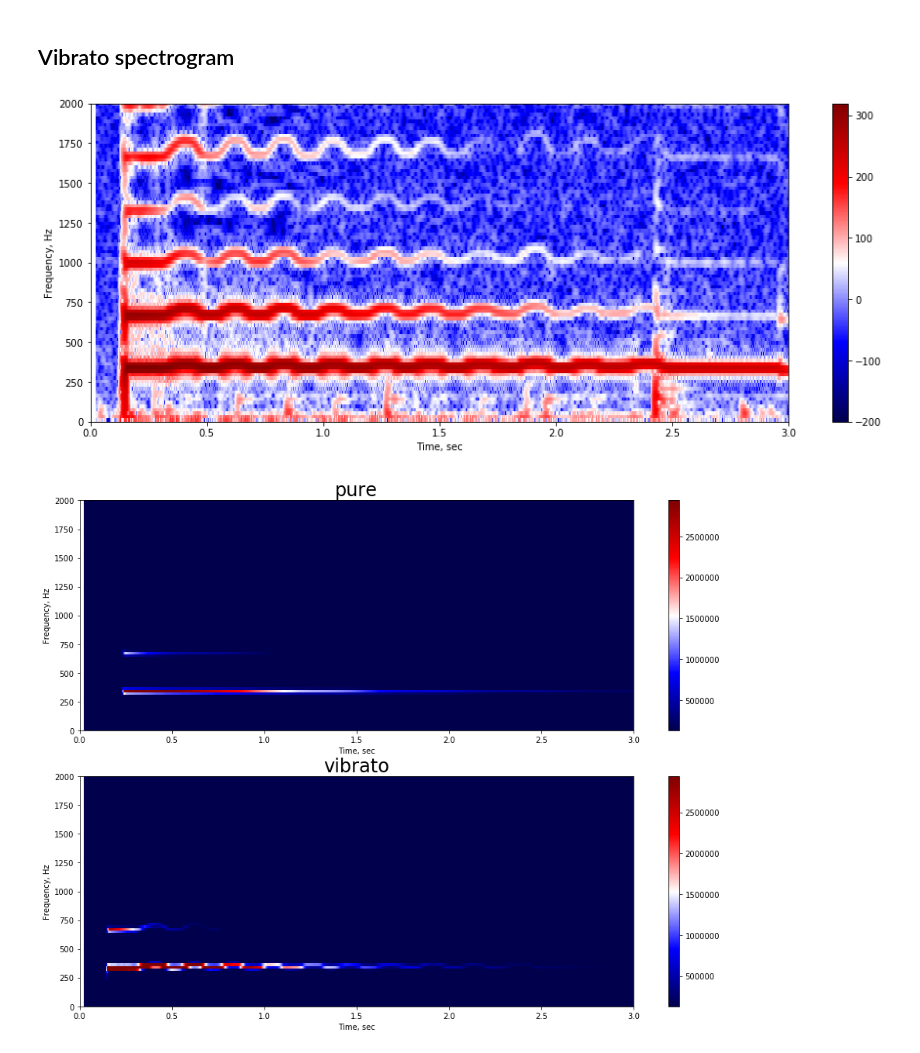
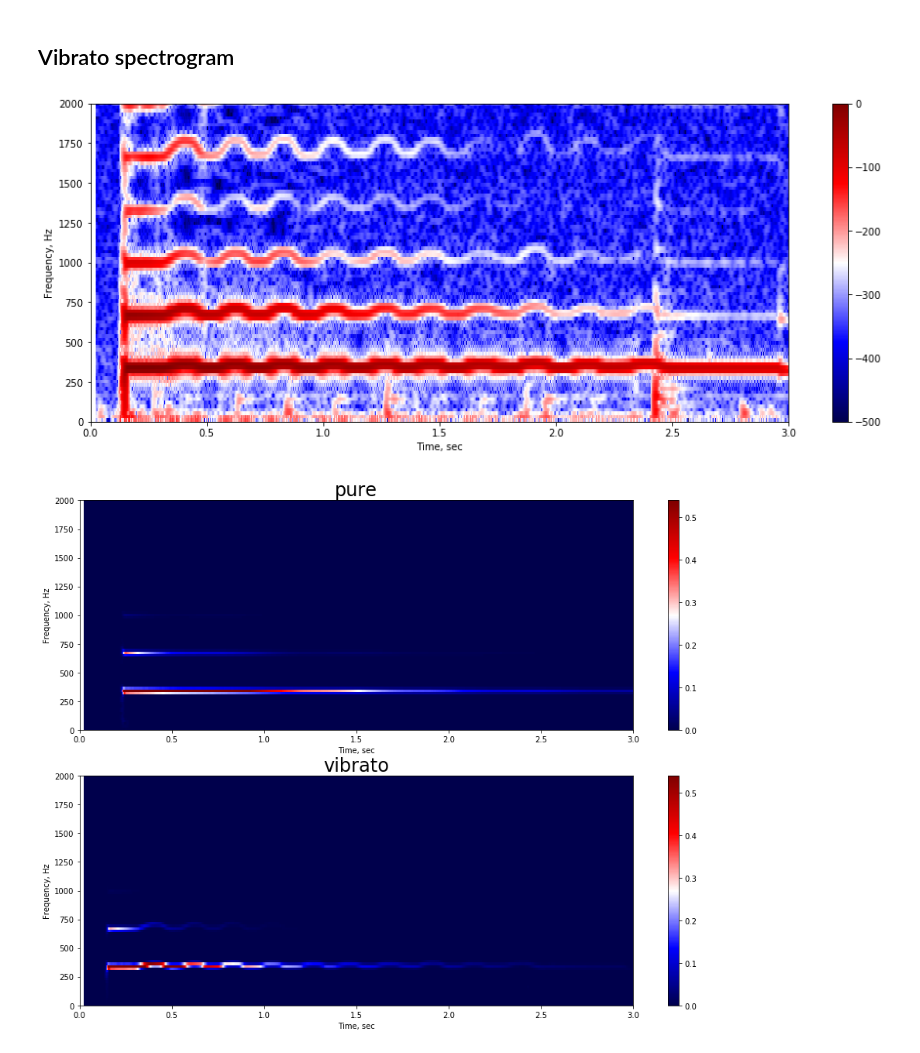
Before and after one commit to spirit11/wave_modulations, a Jupyter notebook: wavefile.ipynb, the cells around one changed output. Saved outputs shown, nothing was run; the diff lists cells and outputs as text; code cells hidden in the pictures.

```diff
--- a/wavefile.ipynb
+++ b/wavefile.ipynb
@@ -30,15 +30,16 @@ def showsig(signal,**kwargs):
     plt.subplot(122)
     plt.plot(np.linspace(0,len(signal)/framerate, len(signal),endpoint=False),signal,**kwargs)
     plt.xlim(0, 3)
-    plt.xlim(32768, 3)
+    plt.ylim(-32768, 32768)
     plt.xlabel('Time, sec')
     plt.show()
     IPython.display.display(Audio(data=signal,rate=framerate))
 
 def plotspecgram(signal, vmin, vmax=35, ax=plt, uselog=True):
     f,t,s=spectrogram(signal,fs=framerate,nperseg=2000, noverlap=1900,window='hann')
+    s = s/s.max()
 
-    s=np.log(s)*20 if uselog else s
+    s = np.log(s)*20 if uselog else s
 
     img=ax.imshow(s,extent=[min(t),max(t),min(f),max(f)],origin='xy',aspect='auto', vmax=vmax, vmin=vmin, cmap='seismic')
     ax.set_xlabel('Time, sec')
@@ -122,18 +123,18 @@ plt.show()
 ## Vibrato spectrogram
 # %%
 plt.figure(figsize=(16,6))
-plotspecgram(vibrato,-200,None,plt.gca())
+plotspecgram(vibrato,-500,None,plt.gca())
 plt.show()
 # %% [output]
-[figure, old version]
+[figure, new version]
 # %%
-@ipywidgets.interact(vmin=(0,8e6,1e4), vmax=(0,8e6,1e4))
-def plot(vmin=0,vmax=8e6):
+@ipywidgets.interact(vmin=(0,1,1e-2), vmax=(0,1,1e-2))
+def plot(vmin=0,vmax=1):
     f,ax=plt.subplots(2,1,figsize=(16,12))
     plotspecgram(pure, vmin, vmax, ax[0],uselog=False)
     plotspecgram(vibrato, vmin, vmax, ax[1],uselog=False)
     ax[0].set_title('pure', fontsize=24)
     ax[1].set_title('vibrato', fontsize=24)
     plt.show()
 # %% [output]
-[figure, old version]
+[figure, new version]
```
Also changed, not shown: parts of 2 cells of this notebook.
